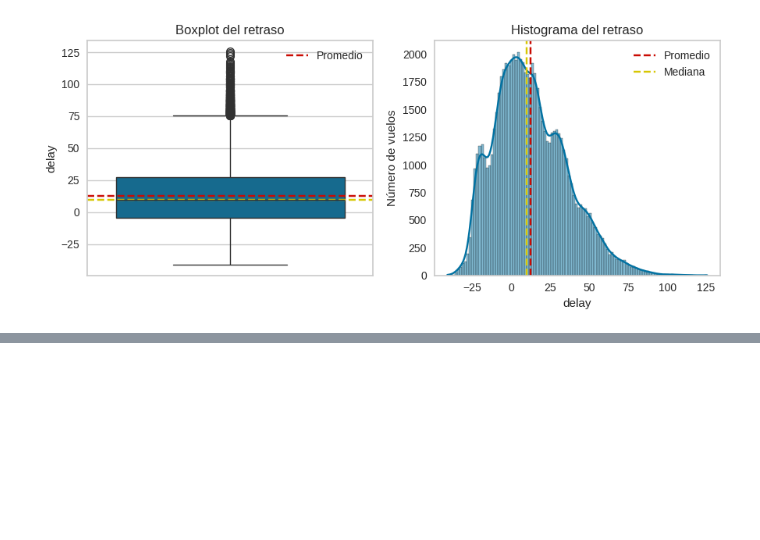
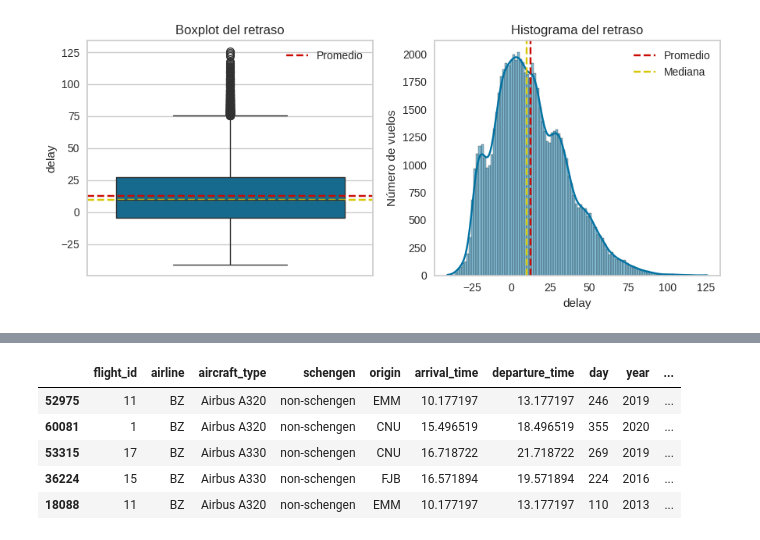
Before and after one commit to Tecindes/ClasificacionValidacion, a Jupyter notebook: IAAumentada.ipynb, the cells around one changed output, grey strips where cells are left out. Saved outputs shown, nothing was run; the diff lists cells and outputs as text; code cells hidden in the pictures; blank space fills up the shorter version.

```diff
--- a/IAAumentada.ipynb
+++ b/IAAumentada.ipynb
@@ -236,0 +265,11 @@ plt.show()
+# %%
+datos['is_weekend']=datos['Date'].dt.weekday.isin([5,6])
+datos['day_name']=datos['Date'].dt.day_name()
+datos.sample(5)
+# %% [output]
+|  | flight_id | airline | aircraft_type | schengen | origin | arrival_time | departure_time | day | year | ... |
+| 52975 | 11 | BZ | Airbus A320 | non-schengen | EMM | 10.177197 | 13.177197 | 246 | 2019 | ... |
+| 60081 | 1 | BZ | Airbus A320 | non-schengen | CNU | 15.496519 | 18.496519 | 355 | 2020 | ... |
+| 53315 | 17 | BZ | Airbus A330 | non-schengen | CNU | 16.718722 | 21.718722 | 269 | 2019 | ... |
+| 36224 | 15 | BZ | Airbus A330 | non-schengen | FJB | 16.571894 | 19.571894 | 224 | 2016 | ... |
+| 18088 | 11 | BZ | Airbus A320 | non-schengen | EMM | 10.177197 | 13.177197 | 110 | 2013 | ... |
```
Also changed, not shown: parts of 5 cells of this notebook.
